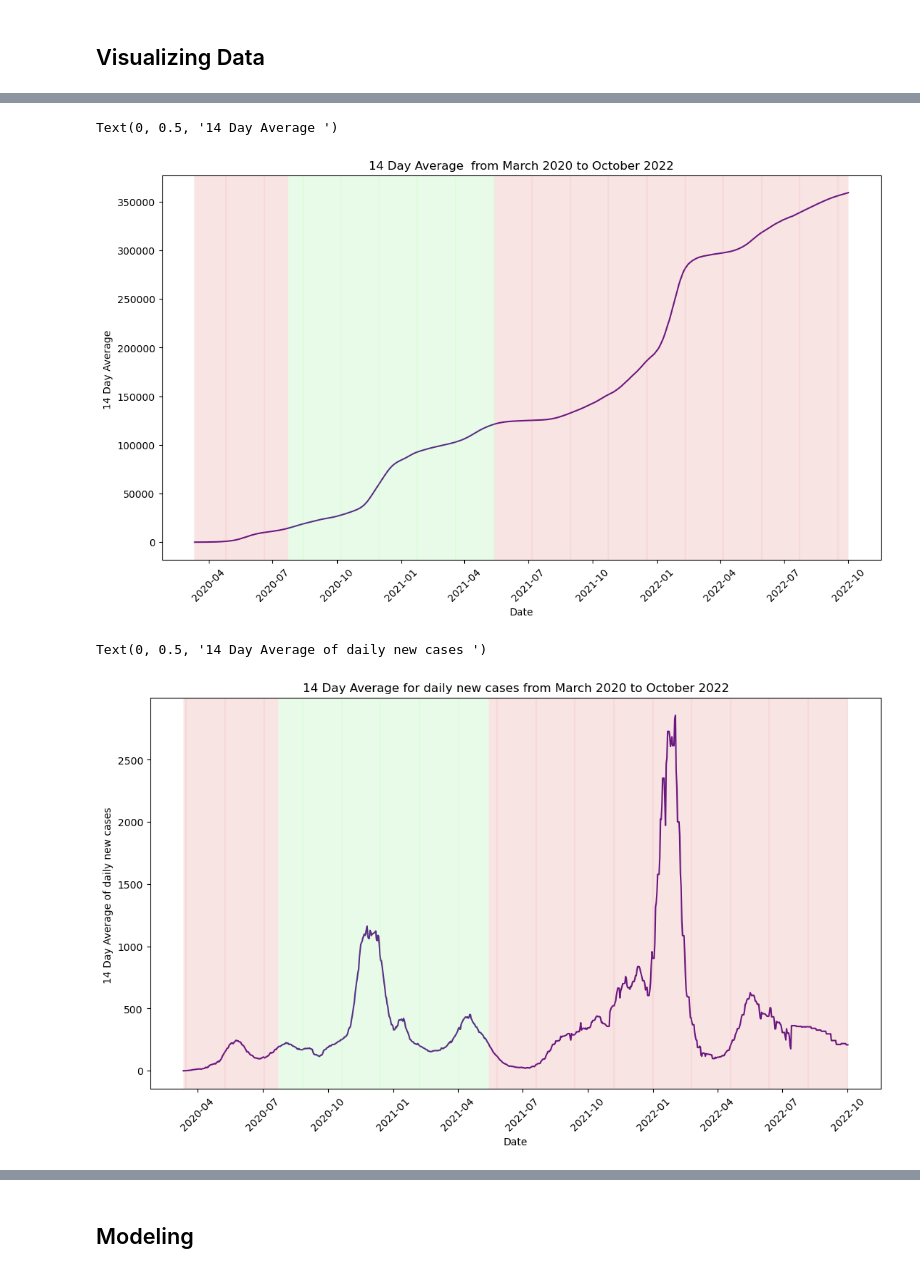
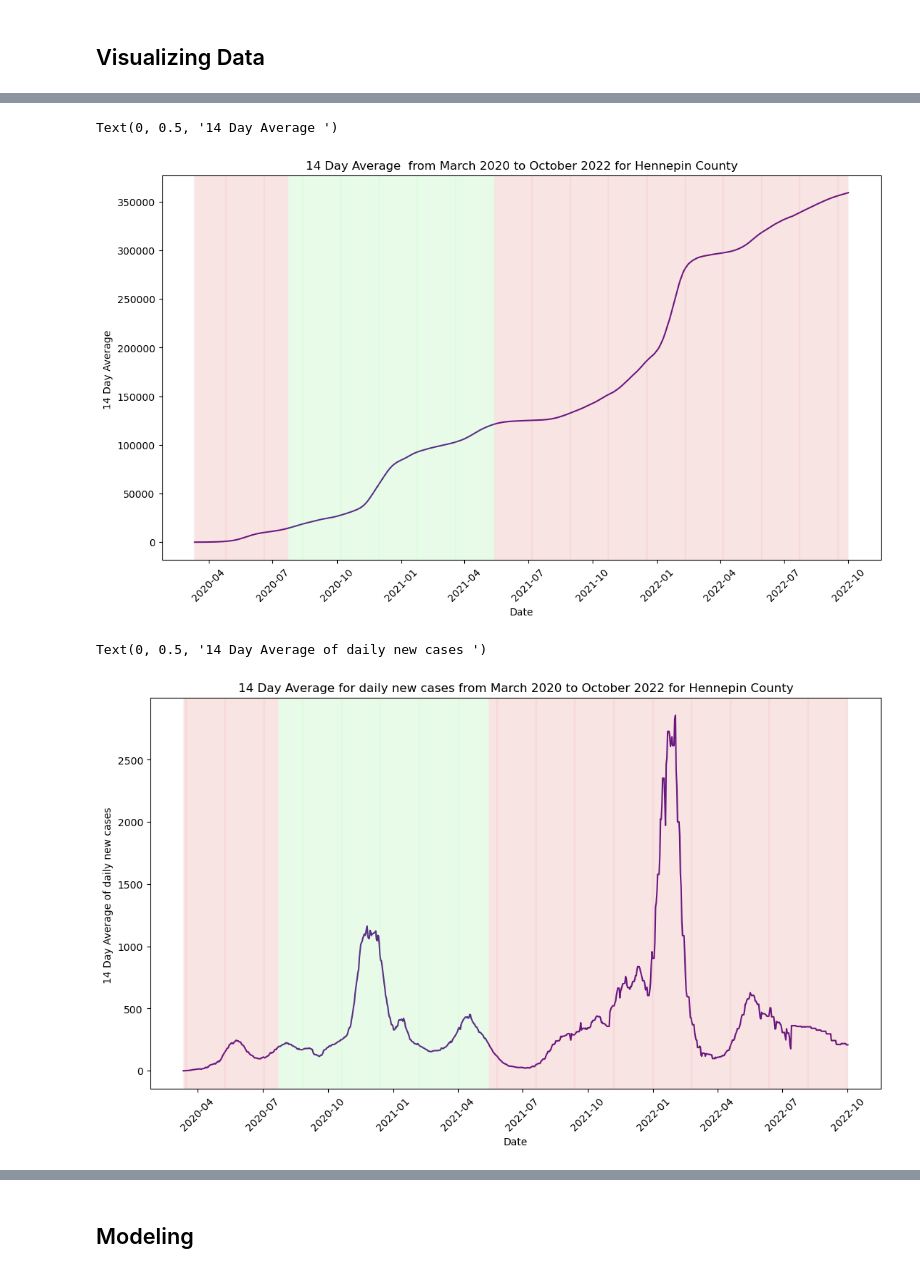
Before and after one commit to AnaghaBandaru/Covid-19-Analysis, a Jupyter notebook: covid_19_analysis.ipynb, the cells around one changed output, grey strips where cells are left out. Cells and saved outputs as stored; diff of their text form; code cells hidden in the pictures.

```diff
--- a/covid_19_analysis.ipynb
+++ b/covid_19_analysis.ipynb
@@ -372,22 +375,22 @@ Text(0, 0.5, 'Change in Daily Cases')
 # %%
 # 14 Day Average and date
 plt.figure(figsize=(13,7))
 sns.lineplot(x=df_confirmed_cases.date,y=df_confirmed_cases['14_day_avg'],color='indigo')
 
 
 for i in df_confirmed_cases.index:
     if df_confirmed_cases.iloc[i,-1] == 1:
         plt.axvline(pd.to_datetime(df_confirmed_cases.iloc[i,1]), color='palegreen',alpha=0.1)
     else:
         plt.axvline(pd.to_datetime(df_confirmed_cases.iloc[i,1]), color='lightcoral',alpha=0.1)
 
 plt.xticks(rotation=45)
-plt.title('14 Day Average  from March 2020 to October 2022')
+plt.title('14 Day Average  from March 2020 to October 2022 for Hennepin County')
 plt.xlabel('Date')
 plt.ylabel('14 Day Average ')
 # %% [output]
 Text(0, 0.5, '14 Day Average ')
-[figure, old version]
+[figure, new version]
 # %%
 # New cases every 14 Days and date
 plt.figure(figsize=(13,7))
@@ -401,12 +404,12 @@ for i in df_confirmed_cases.index:
         plt.axvline(pd.to_datetime(df_confirmed_cases.iloc[i,1]), color='lightcoral',alpha=0.1)
 
 plt.xticks(rotation=45)
-plt.title('14 Day Average for daily new cases from March 2020 to October 2022')
+plt.title('14 Day Average for daily new cases from March 2020 to October 2022 for Hennepin County')
 plt.xlabel('Date')
 plt.ylabel('14 Day Average of daily new cases ')
 # %% [output]
 Text(0, 0.5, '14 Day Average of daily new cases ')
-[figure, old version]
+[figure, new version]
 # %%
 # Change in rate of transmission every 14 days and date
 plt.figure(figsize=(13,7))
```
Also changed, not shown: parts of 9 cells of this notebook, 6 other files.
